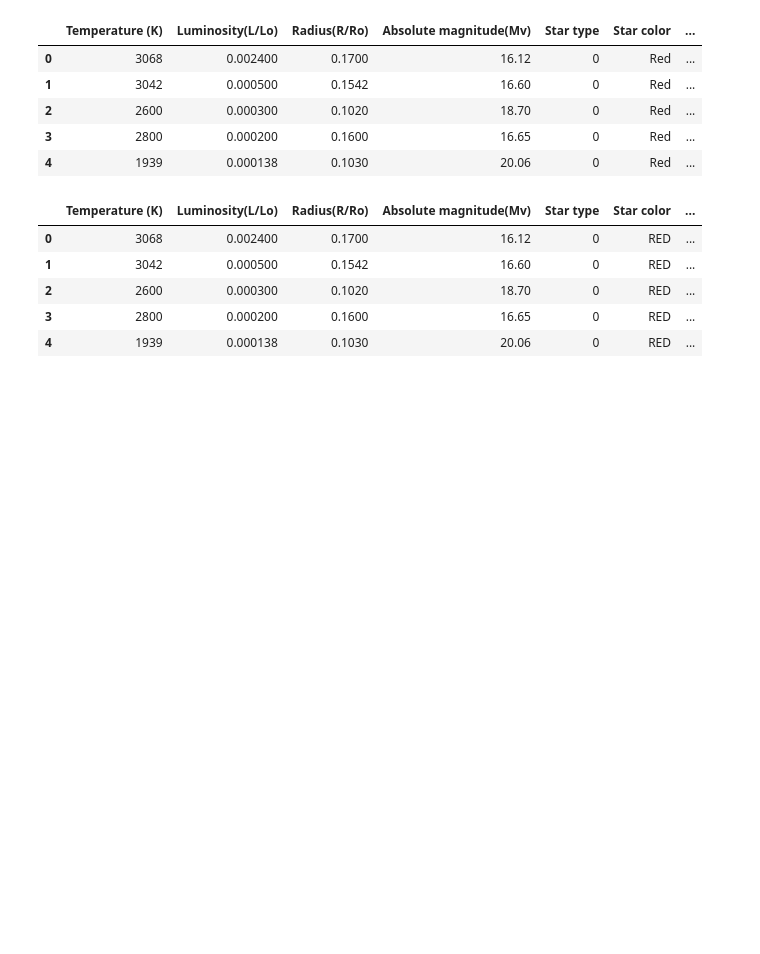
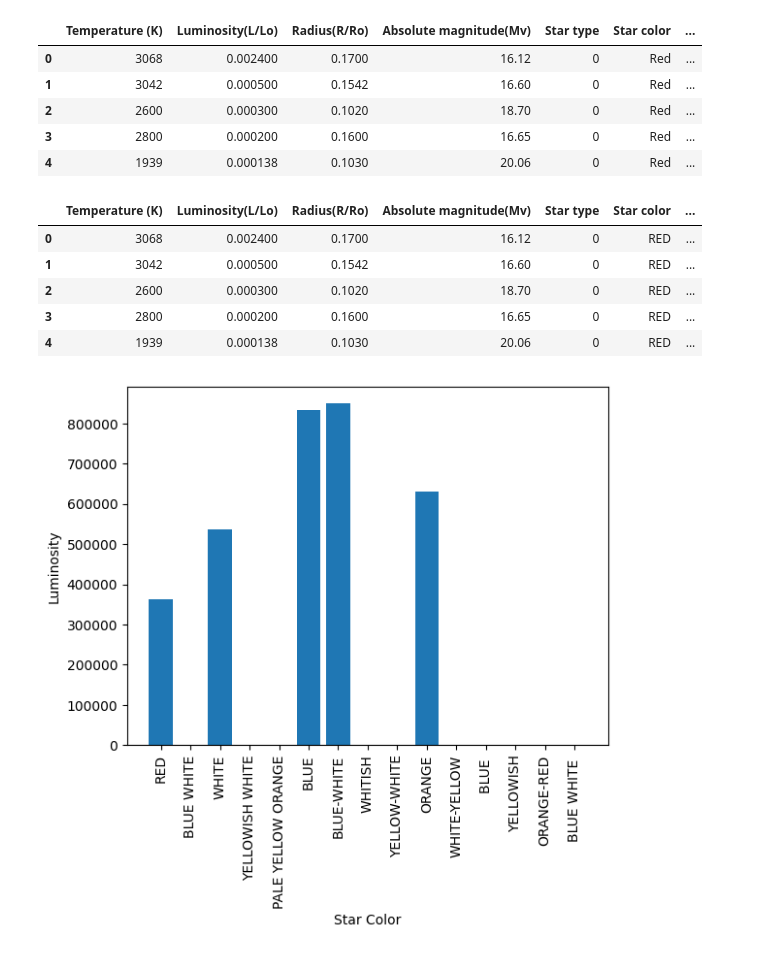
Before and after one commit to Lohries/ML, a Jupyter notebook: ML/Stars.ipynb, the cells around one changed output. Cells and saved outputs as stored; diff of their text form; code cells hidden in the pictures; blank space fills up the shorter version.

```diff
--- a/ML/Stars.ipynb
+++ b/ML/Stars.ipynb
@@ -47,3 +48,11 @@ data_frame.head()
 | 2 | 2600 | 0.000300 | 0.1020 | 18.70 | 0 | RED | ... |
 | 3 | 2800 | 0.000200 | 0.1600 | 16.65 | 0 | RED | ... |
 | 4 | 1939 | 0.000138 | 0.1030 | 20.06 | 0 | RED | ... |
+# %%
+plt.bar(data_frame["Star color"], data_frame["Luminosity(L/Lo)"])
+plt.xlabel("Star Color")
+plt.ylabel("Luminosity")
+plt.xticks(rotation='vertical')
+plt.show()
+# %% [output]
+[figure, added]
```
Also changed, not shown: parts of 4 cells of this notebook.
